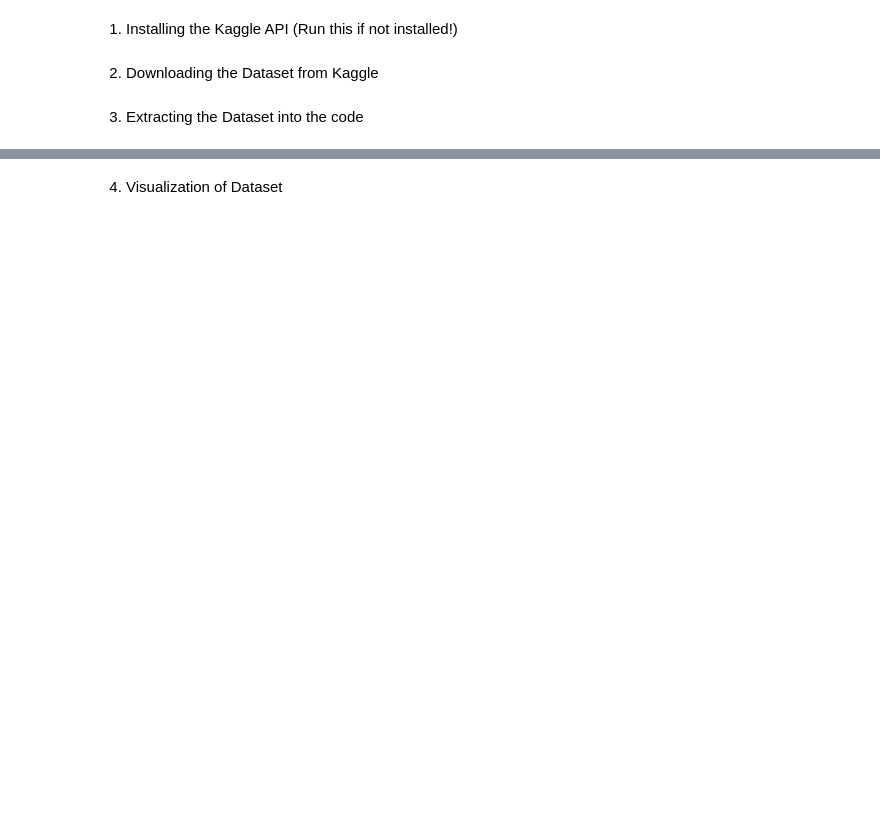
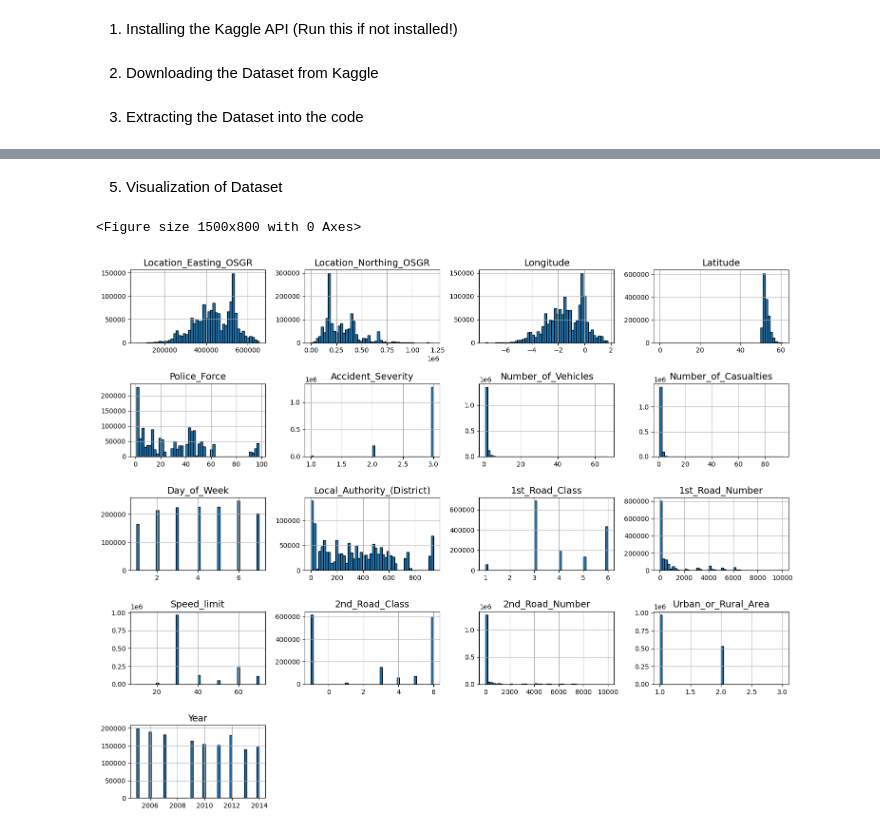
Before and after one commit to Wania-n/ML_A-01_Road-Accidents-UK, a Jupyter notebook: OneDrive/Documents/Semester-6 (FAST)/Machine Learning/Assignment#01/22i-2369_ML_A1.ipynb, the cells around one changed output, grey strips where cells are left out. Saved outputs shown, nothing was run; the diff lists cells and outputs as text; code cells hidden in the pictures; blank space fills up the shorter version.

Commit message:
Numerical Data Visualized

```diff
--- a/OneDrive/Documents/Semester-6 (FAST)/Machine Learning/Assignment#01/22i-2369_ML_A1.ipynb
+++ b/OneDrive/Documents/Semester-6 (FAST)/Machine Learning/Assignment#01/22i-2369_ML_A1.ipynb
@@ -76,2 +102,16 @@ dataset.describe()
 # %% [markdown]
-4. Visualization of Dataset
+5. Visualization of Dataset
+# %%
+# Numerical Data Visualization
+
+import matplotlib.pyplot as plt
+
+# Plotting and saving the image
+plt.figure(figsize=(15, 8))
+dataset.hist(bins=50, figsize=(15, 12), edgecolor='black')
+plt.tight_layout()
+plt.savefig("UK_Accident_Numerical_Plots.png", dpi=300, bbox_inches="tight")
+plt.show()
+# %% [output]
+<Figure size 1500x800 with 0 Axes>
+[figure, added]
```
Also changed, not shown: parts of 8 cells of this notebook, 1 other file.
